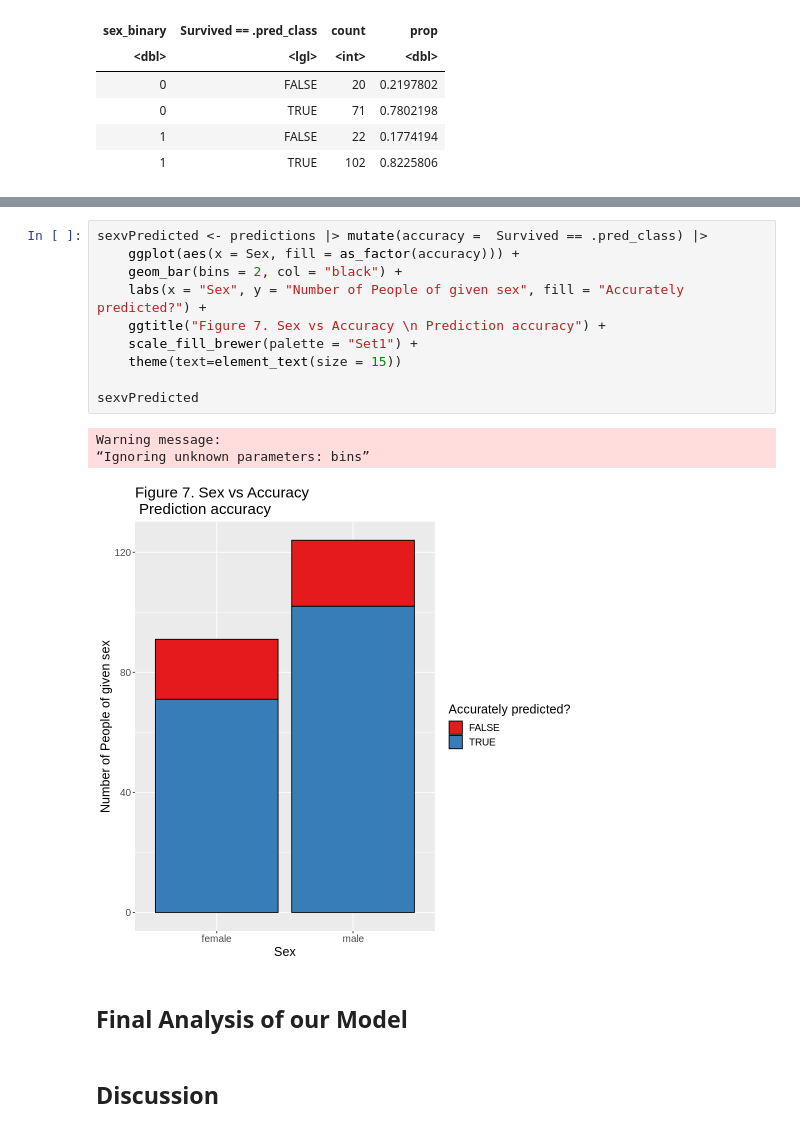
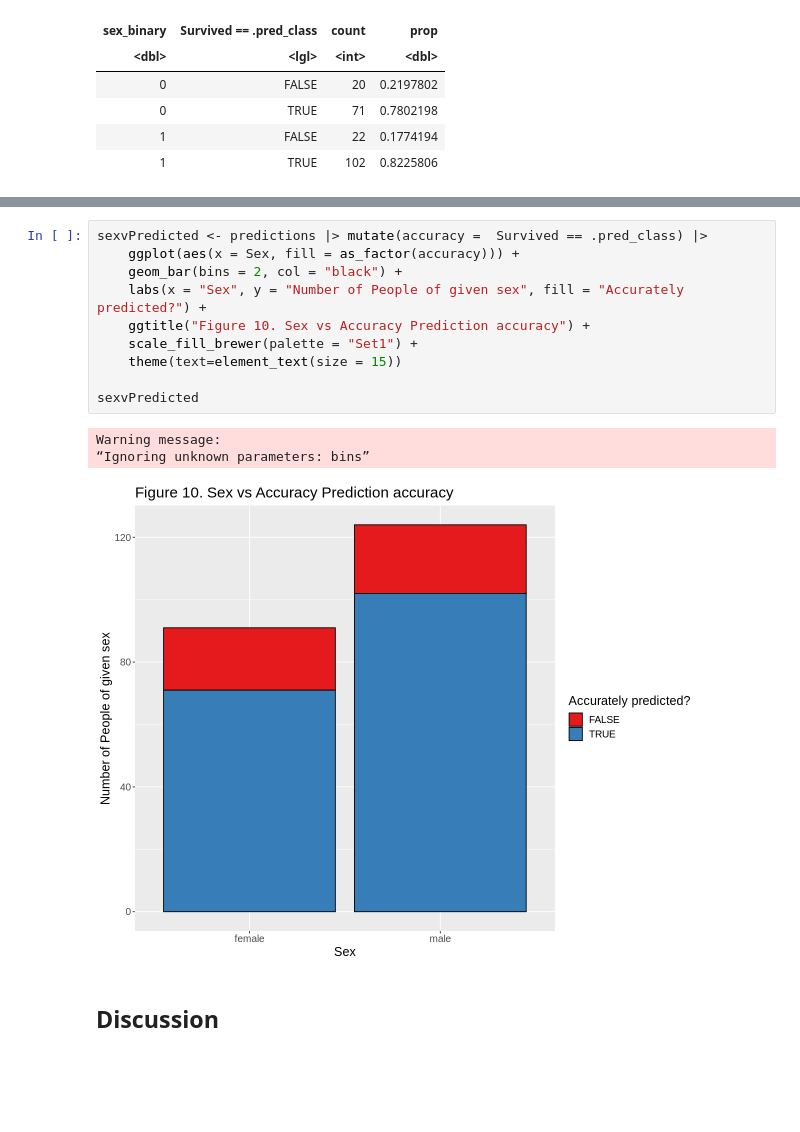
Before and after one commit to zhang17s/DSCI-100-Group-Project-, a Jupyter notebook: Proposal.ipynb, the cells around one changed output, grey strips where cells are left out. Drawn from its saved outputs; the diff is of its cells as text; blank space fills up the shorter version.

```diff
--- a/Proposal.ipynb
+++ b/Proposal.ipynb
@@ -508,19 +518,17 @@ FarevPredicted
 # %%
 sexvPredicted <- predictions |> mutate(accuracy =  Survived == .pred_class) |>
     ggplot(aes(x = Sex, fill = as_factor(accuracy))) +
     geom_bar(bins = 2, col = "black") +
     labs(x = "Sex", y = "Number of People of given sex", fill = "Accurately predicted?") +
-    ggtitle("Figure 7. Sex vs Accuracy \n Prediction accuracy") +
+    ggtitle("Figure 10. Sex vs Accuracy Prediction accuracy") +
     scale_fill_brewer(palette = "Set1") +
     theme(text=element_text(size = 15))
 
 sexvPredicted
 # %% [output]
 Warning message:
 “Ignoring unknown parameters: bins”
-[figure, old version]
+[figure, new version]
-# %% [markdown]
-## Final Analysis of our Model
 # %% [markdown]
 ## Discussion
 # %% [markdown]
```
Also changed, not shown: parts of 21 cells of this notebook.
